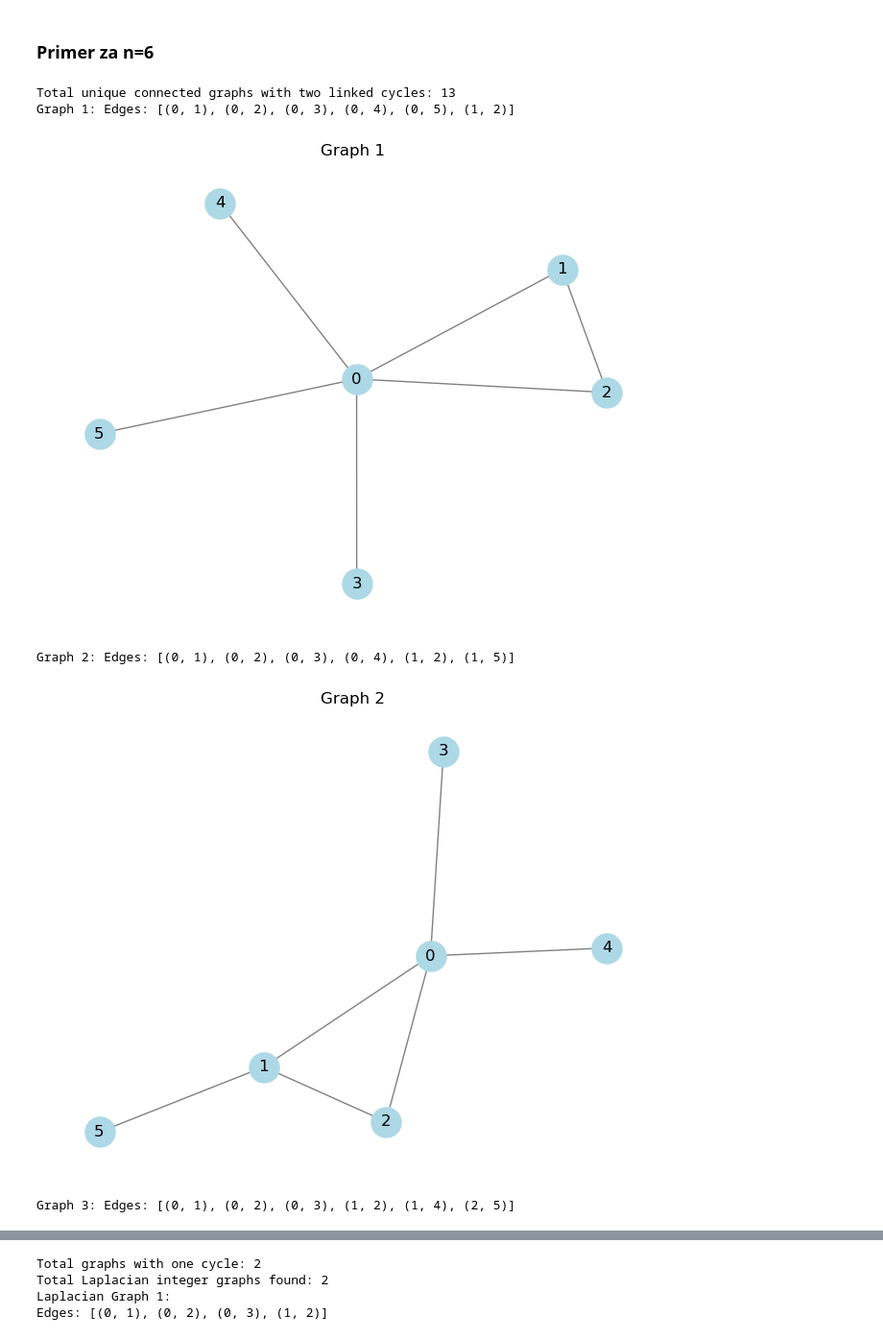
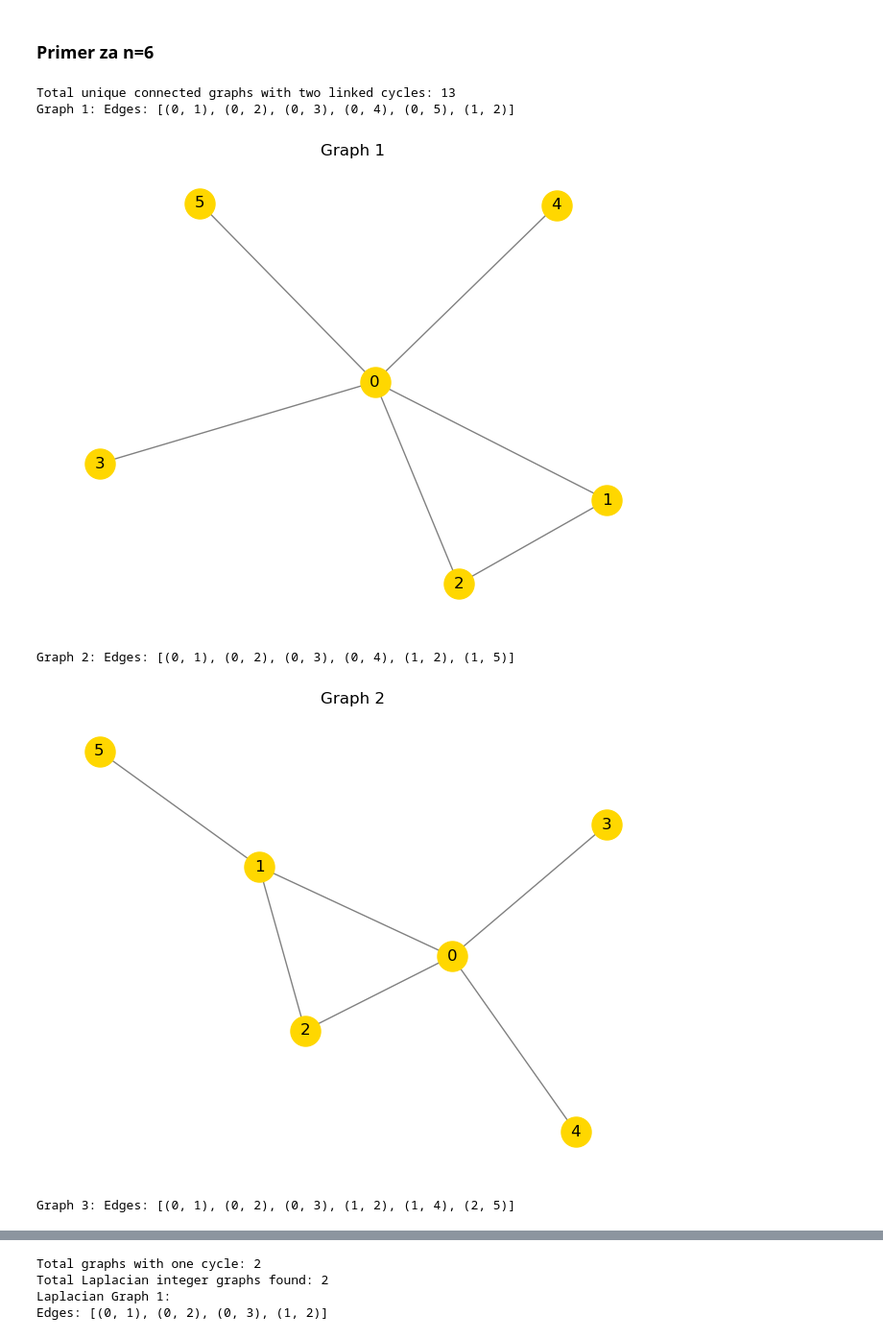
Before and after one commit to oskartezak/Laplacian-integral-graphs, a Jupyter notebook: unicyclic_n10.ipynb, the cells around one changed output, grey strips where cells are left out. Shown: that part at 96% size. Cells and saved outputs as stored; diff of their text form; code cells hidden in the pictures.

```diff
--- a/unicyclic_n10.ipynb
+++ b/unicyclic_n10.ipynb
@@ -37,17 +37,17 @@ def is_laplacian_integer_graph(G):
 # %%
 graphs_with_one_cycle = generate_graphs_with_one_cycle(6)
 
 print(f"Total unique connected graphs with two linked cycles: {len(graphs_with_one_cycle)}")
 for i, graph in enumerate(graphs_with_one_cycle):
     print(f"Graph {i + 1}: Edges:", list(graph.edges()))
     plt.figure()
-    nx.draw(graph, with_labels=True, node_color='lightblue', node_size=500, edge_color='gray')
+    nx.draw(graph, with_labels = True, node_color = 'gold' , node_size = 500, edge_color = 'gray')
     plt.title(f"Graph {i + 1}")
     plt.show()
 # %% [output]
 Total unique connected graphs with two linked cycles: 13
 Graph 1: Edges: [(0, 1), (0, 2), (0, 3), (0, 4), (0, 5), (1, 2)]
-[figure, old version]
+[figure, new version]
 Graph 2: Edges: [(0, 1), (0, 2), (0, 3), (0, 4), (1, 2), (1, 5)]
-[figure, old version]
+[figure, new version]
 Graph 3: Edges: [(0, 1), (0, 2), (0, 3), (1, 2), (1, 4), (2, 5)]
```
Also changed, not shown: parts of 1 cell of this notebook, 1 other file.
